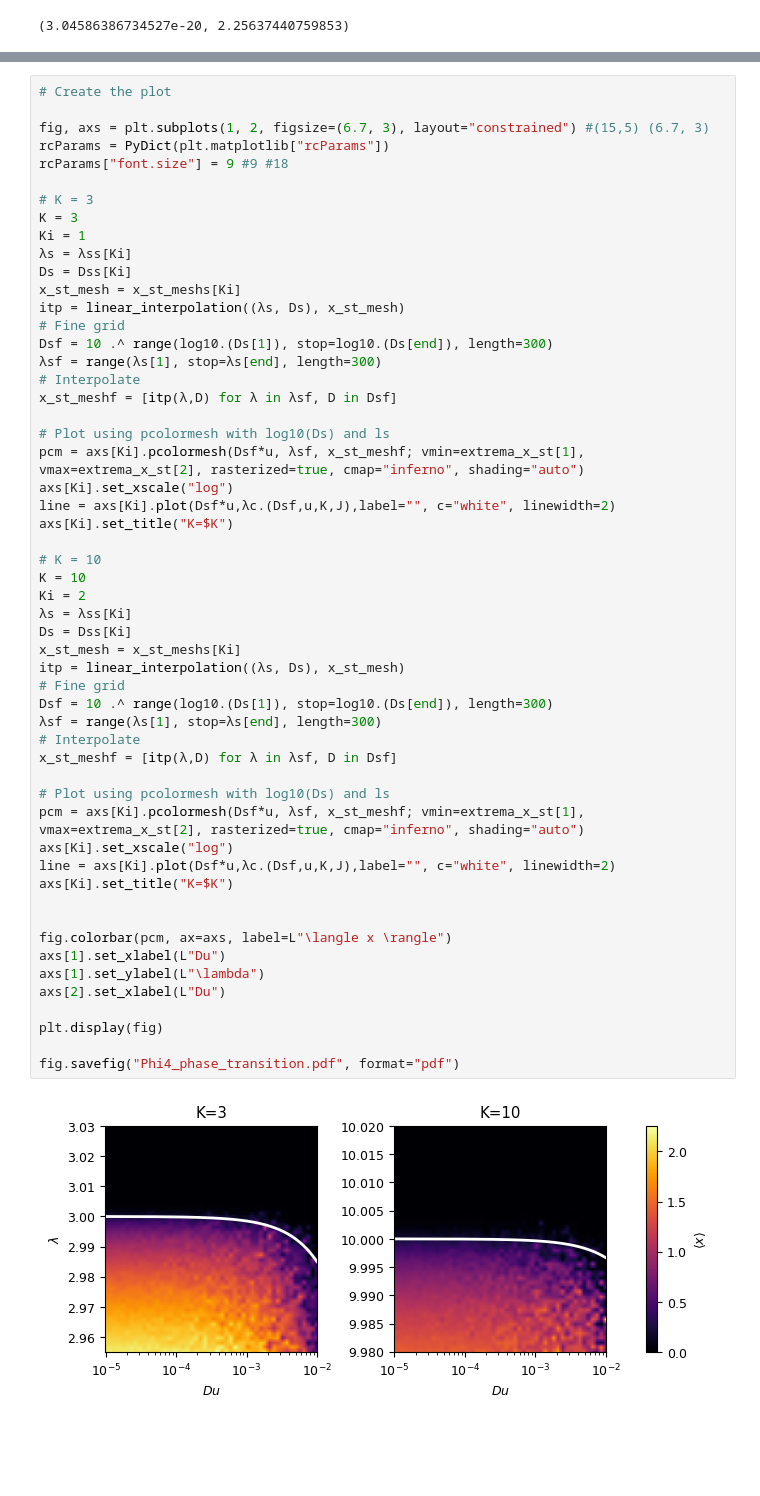
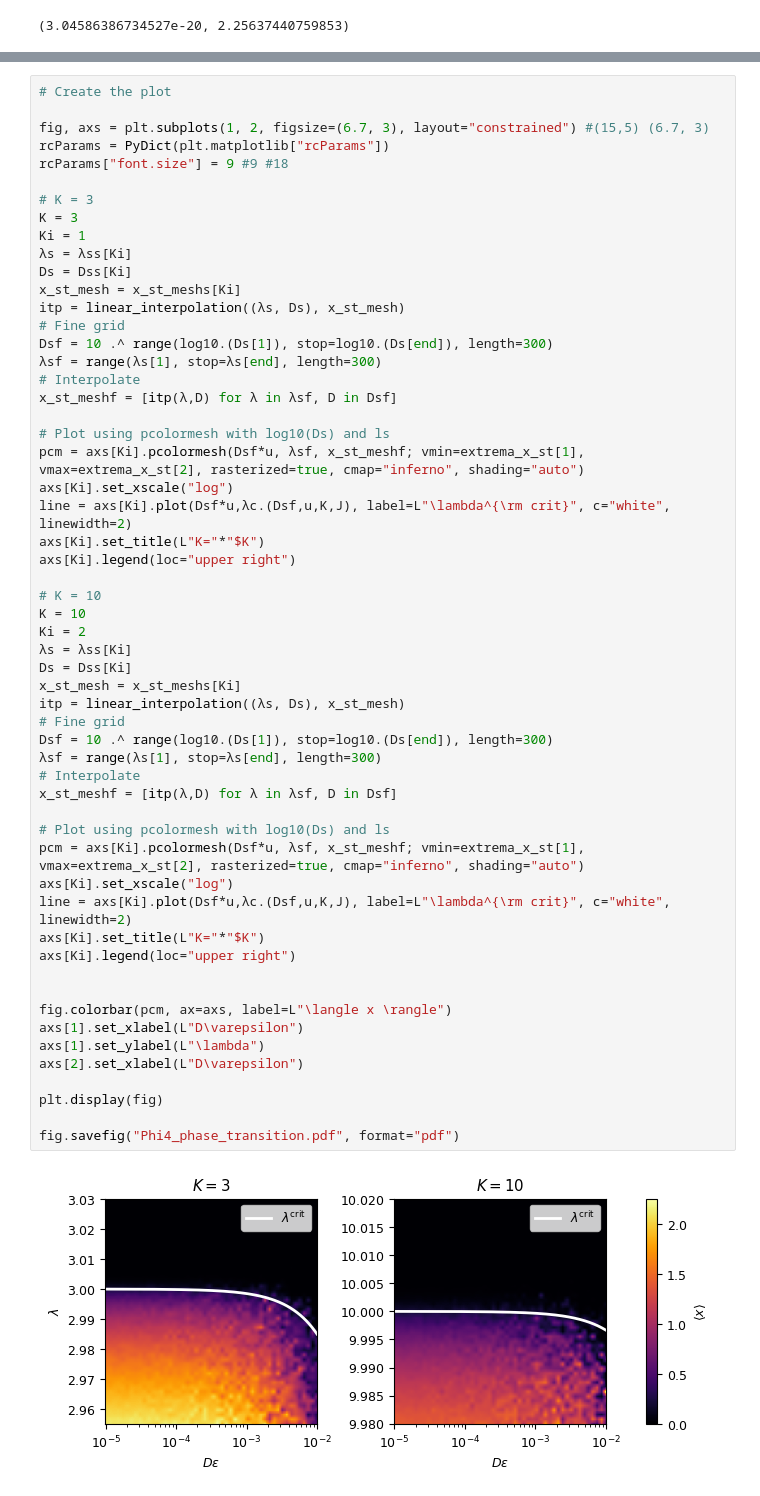
Before and after one commit to Mattiatarabolo/GaussianExpansionCavityMethod.jl, a Jupyter notebook: examples/Phi4/plot.ipynb, the cells around one changed output, grey strips where cells are left out. Drawn from its saved outputs; the diff is of its cells as text; blank space fills up the shorter version.

```diff
--- a/examples/Phi4/plot.ipynb
+++ b/examples/Phi4/plot.ipynb
@@ -141,37 +141,39 @@ x_st_meshf = [itp(λ,D) for λ in λsf, D in Dsf]
 
 # Plot using pcolormesh with log10(Ds) and ls
 pcm = axs[Ki].pcolormesh(Dsf*u, λsf, x_st_meshf; vmin=extrema_x_st[1], vmax=extrema_x_st[2], rasterized=true, cmap="inferno", shading="auto")
 axs[Ki].set_xscale("log")
-line = axs[Ki].plot(Dsf*u,λc.(Dsf,u,K,J),label="", c="white", linewidth=2)
-axs[Ki].set_title("K=$K")
+line = axs[Ki].plot(Dsf*u,λc.(Dsf,u,K,J), label=L"\lambda^{\rm crit}", c="white", linewidth=2)
+axs[Ki].set_title(L"K="*"$K")
+axs[Ki].legend(loc="upper right")
 
 # K = 10
 K = 10
 Ki = 2
 λs = λss[Ki]
 Ds = Dss[Ki]
 x_st_mesh = x_st_meshs[Ki]
 itp = linear_interpolation((λs, Ds), x_st_mesh)
 # Fine grid
 Dsf = 10 .^ range(log10.(Ds[1]), stop=log10.(Ds[end]), length=300)
 λsf = range(λs[1], stop=λs[end], length=300)
 # Interpolate
 x_st_meshf = [itp(λ,D) for λ in λsf, D in Dsf]
 
 # Plot using pcolormesh with log10(Ds) and ls
 pcm = axs[Ki].pcolormesh(Dsf*u, λsf, x_st_meshf; vmin=extrema_x_st[1], vmax=extrema_x_st[2], rasterized=true, cmap="inferno", shading="auto")
 axs[Ki].set_xscale("log")
-line = axs[Ki].plot(Dsf*u,λc.(Dsf,u,K,J),label="", c="white", linewidth=2)
-axs[Ki].set_title("K=$K")
+line = axs[Ki].plot(Dsf*u,λc.(Dsf,u,K,J), label=L"\lambda^{\rm crit}", c="white", linewidth=2)
+axs[Ki].set_title(L"K="*"$K")
+axs[Ki].legend(loc="upper right")
 
 
 fig.colorbar(pcm, ax=axs, label=L"\langle x \rangle")
-axs[1].set_xlabel(L"Du")
+axs[1].set_xlabel(L"D\varepsilon")
 axs[1].set_ylabel(L"\lambda")
-axs[2].set_xlabel(L"Du")
+axs[2].set_xlabel(L"D\varepsilon")
 
 plt.display(fig)
 
 fig.savefig("Phi4_phase_transition.pdf", format="pdf")
 # %% [output]
-[figure, old version]
+[figure, new version]
```
Also changed, not shown: parts of 1 cell of this notebook, 5 other files.
